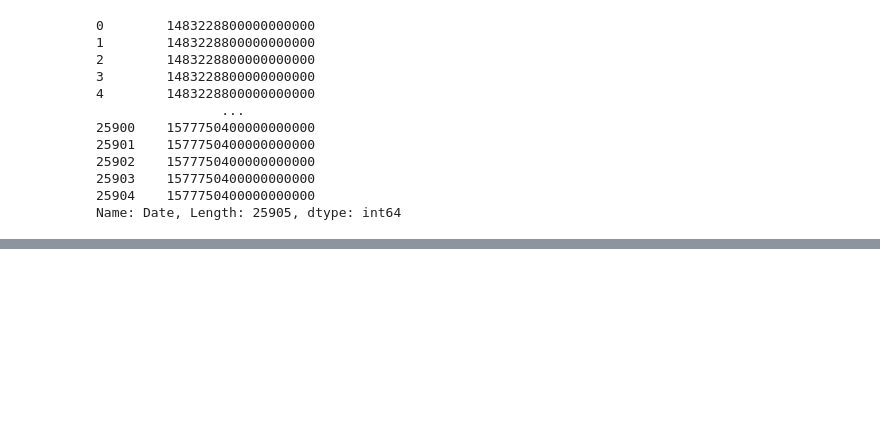
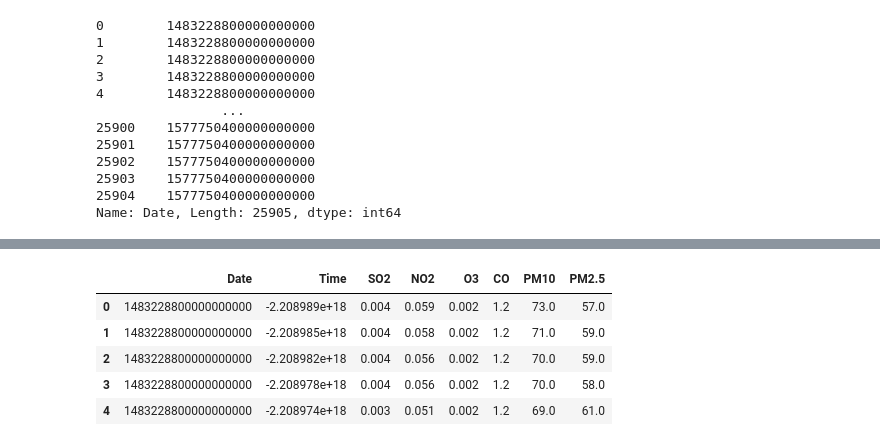
Before and after one commit to HanSaemLee/MachineLearning, a Jupyter notebook: 과제를똑같이만들어봄.ipynb, the cells around one changed output, grey strips where cells are left out. Saved outputs shown, nothing was run; the diff lists cells and outputs as text; code cells hidden in the pictures; blank space fills up the shorter version.

```diff
--- a/과제를똑같이만들어봄.ipynb
+++ b/과제를똑같이만들어봄.ipynb
@@ -289,0 +368,11 @@ Name: Date, Length: 25905, dtype: int64
+# %%
+# Station code 삭제
+is_101 = is_101.drop(['Station code'], axis=1)
+is_101.head()
+# %% [output]
+|  | Date | Time | SO2 | NO2 | O3 | CO | PM10 | PM2.5 |
+| 0 | 1483228800000000000 | -2.208989e+18 | 0.004 | 0.059 | 0.002 | 1.2 | 73.0 | 57.0 |
+| 1 | 1483228800000000000 | -2.208985e+18 | 0.004 | 0.058 | 0.002 | 1.2 | 71.0 | 59.0 |
+| 2 | 1483228800000000000 | -2.208982e+18 | 0.004 | 0.056 | 0.002 | 1.2 | 70.0 | 59.0 |
+| 3 | 1483228800000000000 | -2.208978e+18 | 0.004 | 0.056 | 0.002 | 1.2 | 70.0 | 58.0 |
+| 4 | 1483228800000000000 | -2.208974e+18 | 0.003 | 0.051 | 0.002 | 1.2 | 69.0 | 61.0 |
```
Also changed, not shown: parts of 10 cells of this notebook, 5 other files.
